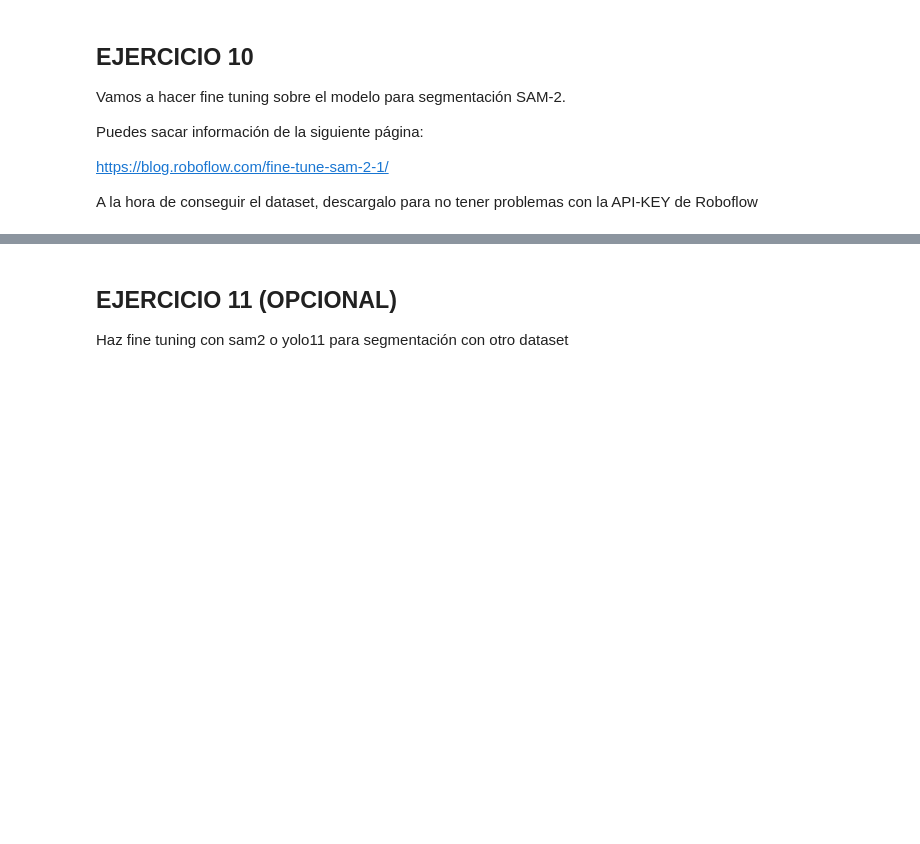
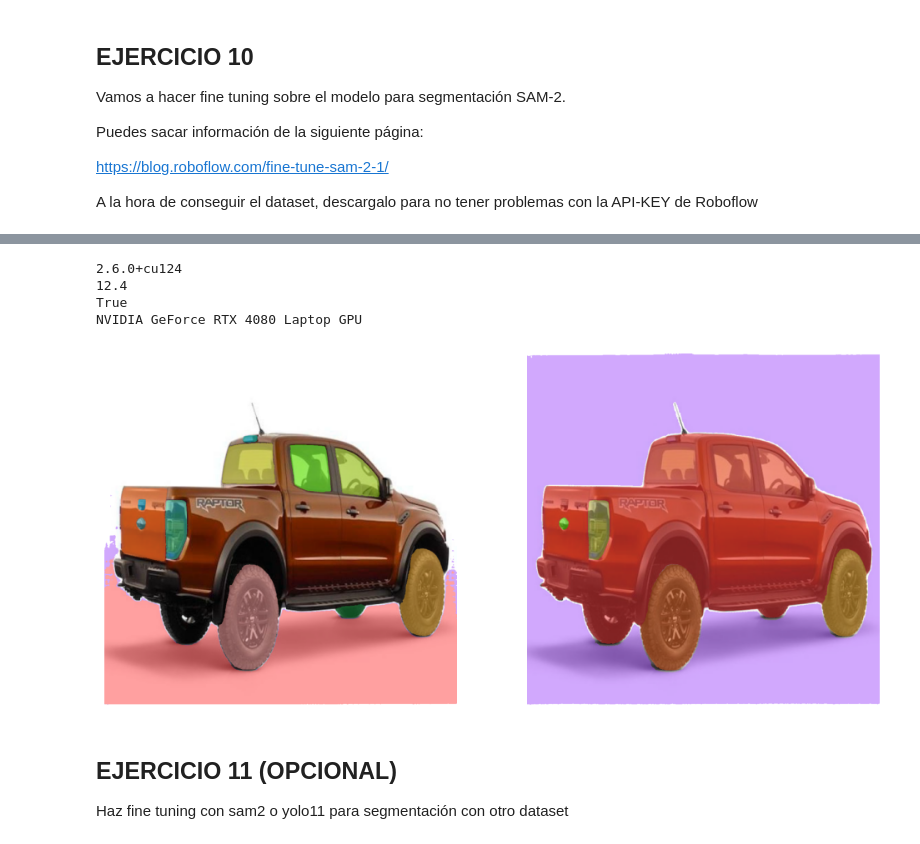
Before and after one commit to xabierguerrero/IABD_2425, a Jupyter notebook: Python_Ejers/SAPA/Deep_Learning/Ejercicios/5_5Ejercicios.ipynb, the cells around one changed output, grey strips where cells are left out. Drawn from its saved outputs; the diff is of its cells as text; code cells hidden in the pictures; blank space fills up the shorter version.

```diff
--- a/Python_Ejers/SAPA/Deep_Learning/Ejercicios/5_5Ejercicios.ipynb
+++ b/Python_Ejers/SAPA/Deep_Learning/Ejercicios/5_5Ejercicios.ipynb
@@ -746,3 +701,56 @@ for filename in os.listdir(FOLDER):
+# %%
+print(torch.__version__)
+print(torch.version.cuda)
+print(torch.cuda.is_available())
+print(torch.cuda.get_device_name(0) if torch.cuda.is_available() else "CUDA no disponible")
+# %% [output]
+2.6.0+cu124
+12.4
+True
+NVIDIA GeForce RTX 4080 Laptop GPU
+# %%
+from sam2.automatic_mask_generator import SAM2AutomaticMaskGenerator
+from sam2.build_sam import build_sam2
+
+torch.autocast("cuda", dtype=torch.bfloat16).__enter__()
+if torch.cuda.get_device_properties(0).major >= 8:
+	torch.backends.cuda.matmul.allow_tf32 = True
+	torch.backends.cudnn.allow_tf32 = True
+
+checkpoint = "/home/iabd/IABD_2425/Python_Ejers/SAPA/Deep_Learning/Ejercicios/sam2/sam2_logs/configs/train.yaml/checkpoints/checkpoint.pt"
+model_cfg = "configs/sam2.1/sam2.1_hiera_b+.yaml"
+sam2 = build_sam2(model_cfg, checkpoint, device="cuda")
+mask_generator = SAM2AutomaticMaskGenerator(sam2)
+
+checkpoint_base = "/home/iabd/IABD_2425/Python_Ejers/SAPA/Deep_Learning/Ejercicios/sam2/checkpoints/sam2.1_hiera_base_plus.pt"
+model_cfg_base = "configs/sam2.1/sam2.1_hiera_b+.yaml"
+sam2_base = build_sam2(model_cfg_base, checkpoint_base, device="cuda")
+mask_generator_base = SAM2AutomaticMaskGenerator(sam2_base)
+# %%
+validation_set = os.listdir("/home/iabd/IABD_2425/Python_Ejers/SAPA/Deep_Learning/Ejercicios/datos/datasets/Car_Parts/valid")
+
+# choose random with .json extension
+image = random.choice([img for img in validation_set if img.endswith(".jpg")])
+image = os.path.join("/home/iabd/IABD_2425/Python_Ejers/SAPA/Deep_Learning/Ejercicios/datos/datasets/Car_Parts/valid", image)
+opened_image = np.array(Image.open(image).convert("RGB"))
+result = mask_generator.generate(opened_image)
+
+detections = sv.Detections.from_sam(sam_result=result)
+
+mask_annotator = sv.MaskAnnotator(color_lookup = sv.ColorLookup.INDEX)
+annotated_image = opened_image.copy()
+annotated_image = mask_annotator.annotate(annotated_image, detections=detections)
+
+base_annotator = sv.MaskAnnotator(color_lookup = sv.ColorLookup.INDEX)
+
+base_result = mask_generator_base.generate(opened_image)
+base_detections = sv.Detections.from_sam(sam_result=base_result)
+base_annotated_image = opened_image.copy()
+base_annotated_image = base_annotator.annotate(base_annotated_image, detections=base_detections)
+
+sv.plot_images_grid(images=[annotated_image, base_annotated_image], grid_size=(1, 2))
+# %% [output]
+[figure, added]
 # %% [markdown]
 ## EJERCICIO 11 (OPCIONAL)
 Haz fine tuning con sam2 o yolo11 para segmentación con otro dataset
```
Also changed, not shown: parts of 23 cells of this notebook, 1 other file.
